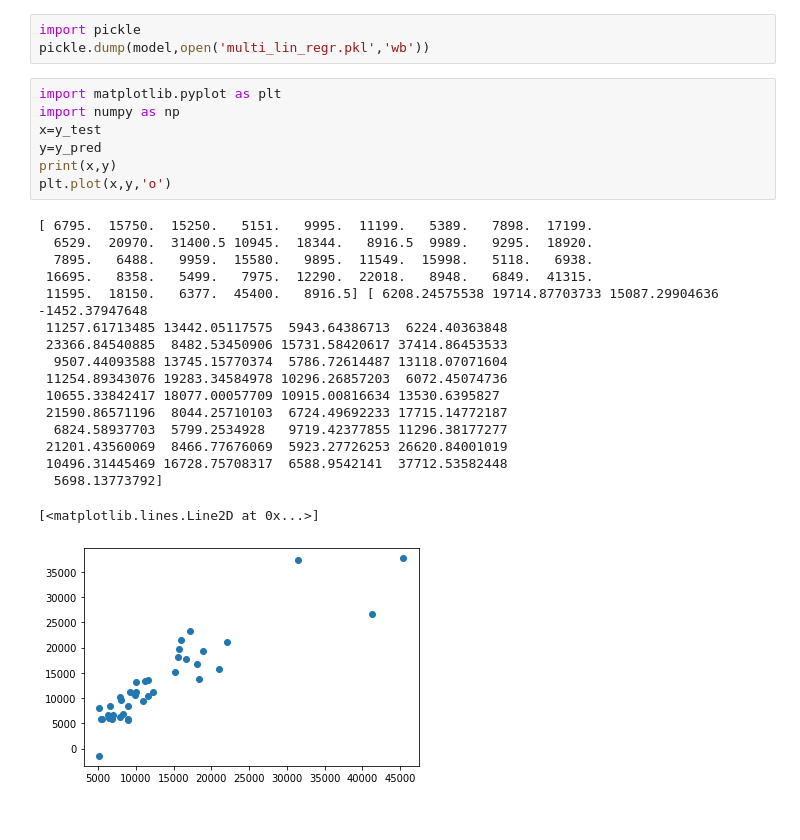
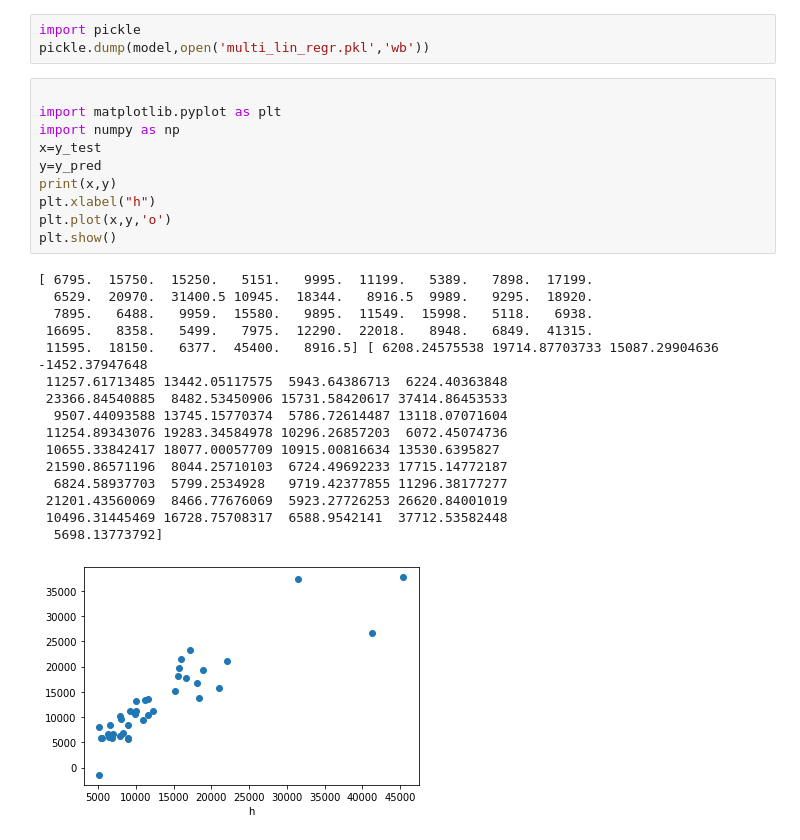
Before and after one commit to siddusuhaas/LEARNING-REFERENCES, a Jupyter notebook: multi_linear_regression.ipynb, the cells around one changed output. Cells and saved outputs as stored; diff of their text form.

```diff
--- a/multi_linear_regression.ipynb
+++ b/multi_linear_regression.ipynb
@@ -212,27 +212,29 @@ array([11667.75250914])
 import pickle
 pickle.dump(model,open('multi_lin_regr.pkl','wb'))
 # %%
+
 import matplotlib.pyplot as plt
 import numpy as np
 x=y_test
 y=y_pred
 print(x,y)
+plt.xlabel("h")
 plt.plot(x,y,'o')
+plt.show()
 # %% [output]
 [ 6795.  15750.  15250.   5151.   9995.  11199.   5389.   7898.  17199.
   6529.  20970.  31400.5 10945.  18344.   8916.5  9989.   9295.  18920.
   7895.   6488.   9959.  15580.   9895.  11549.  15998.   5118.   6938.
  16695.   8358.   5499.   7975.  12290.  22018.   8948.   6849.  41315.
  11595.  18150.   6377.  45400.   8916.5] [ 6208.24575538 19714.87703733 15087.29904636 -1452.37947648
  11257.61713485 13442.05117575  5943.64386713  6224.40363848
  23366.84540885  8482.53450906 15731.58420617 37414.86453533
   9507.44093588 13745.15770374  5786.72614487 13118.07071604
  11254.89343076 19283.34584978 10296.26857203  6072.45074736
  10655.33842417 18077.00057709 10915.00816634 13530.6395827
  21590.86571196  8044.25710103  6724.49692233 17715.14772187
   6824.58937703  5799.2534928   9719.42377855 11296.38177277
  21201.43560069  8466.77676069  5923.27726253 26620.84001019
  10496.31445469 16728.75708317  6588.9542141  37712.53582448
   5698.13773792]
-[<matplotlib.lines.Line2D at 0x...>]
-[figure, old version]
+[figure, new version]
```
Also changed, not shown: 5 other files.
